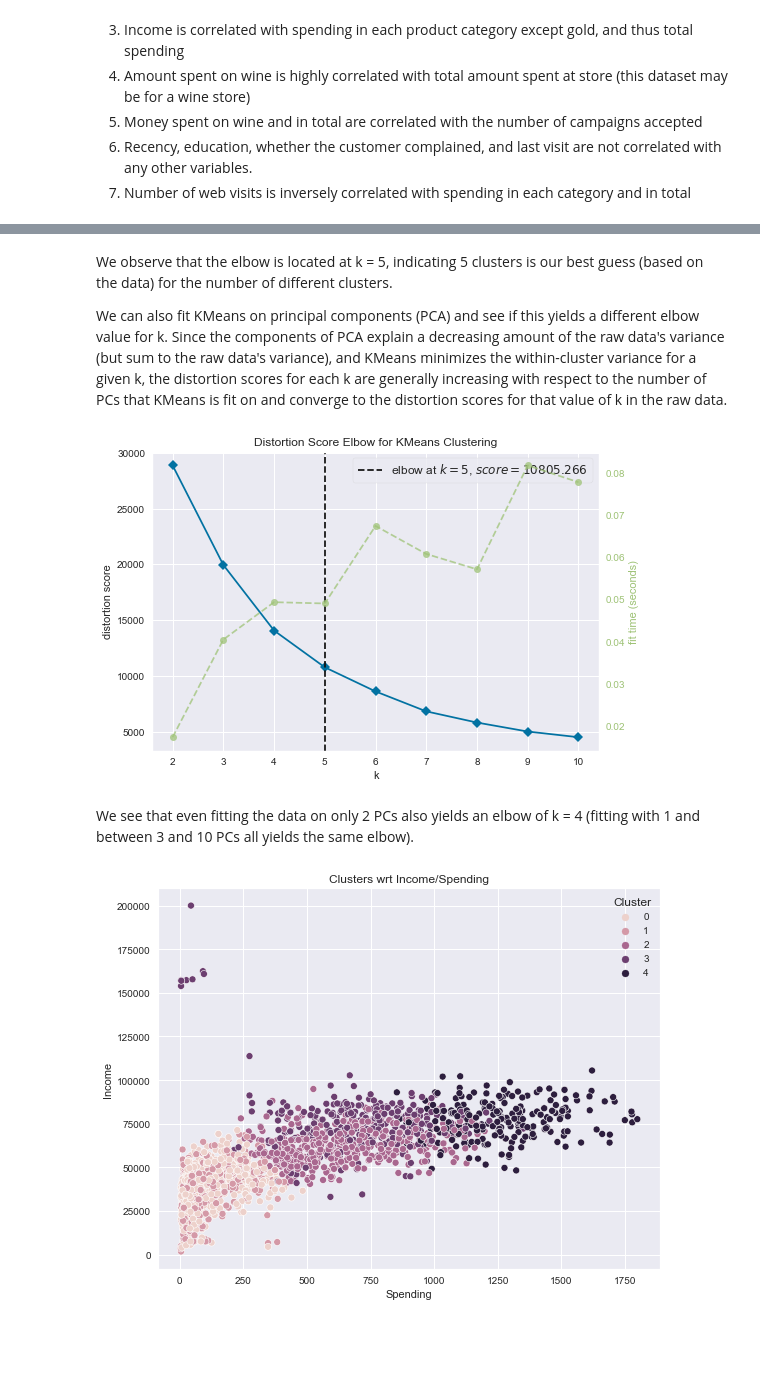
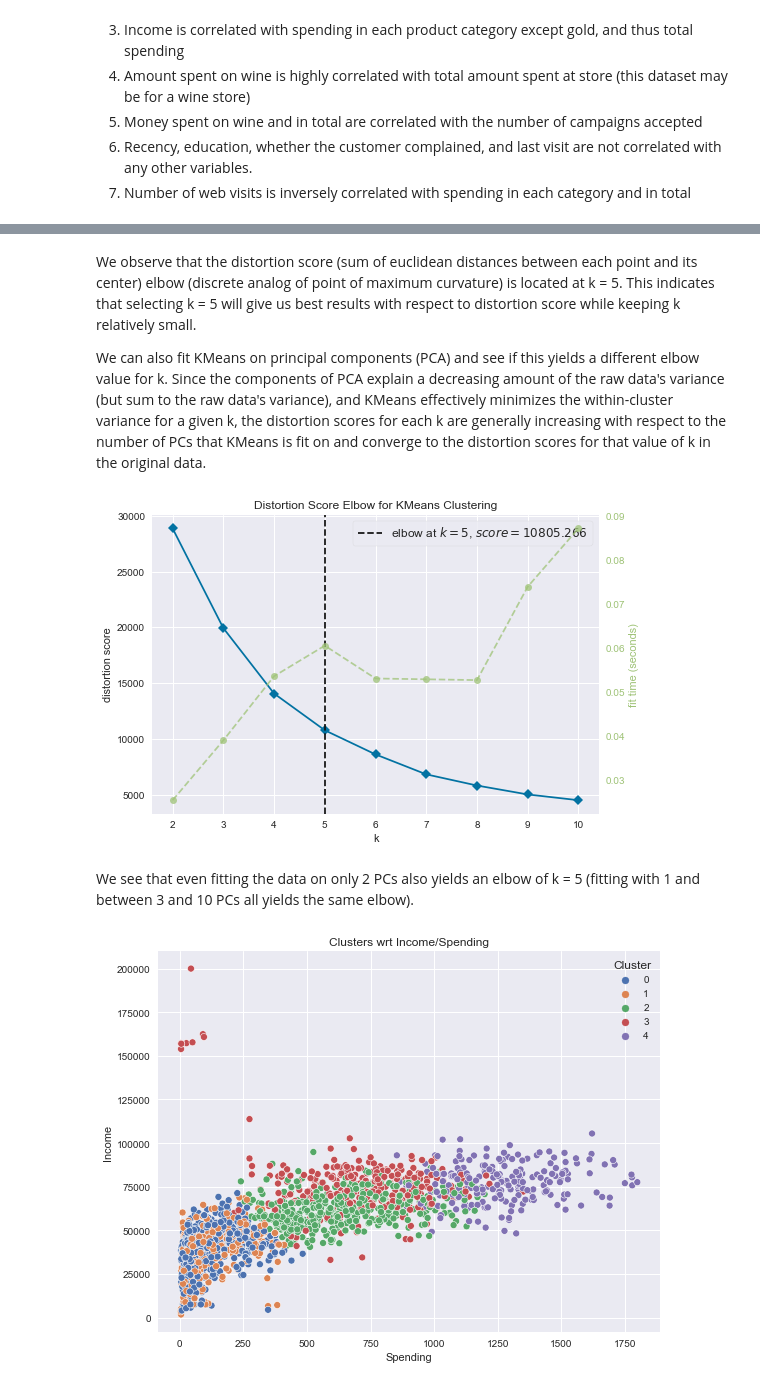
Before and after one commit to lVicholas/Business_Analyses, a Jupyter notebook: customer_analysis_unsupervised_learning.ipynb, the cells around one changed output, grey strips where cells are left out. Saved outputs shown, nothing was run; the diff lists cells and outputs as text; code cells hidden in the pictures; blank space fills up the shorter version.

```diff
--- a/customer_analysis_unsupervised_learning.ipynb
+++ b/customer_analysis_unsupervised_learning.ipynb
@@ -83,30 +82,31 @@ df['Education'] = df['Education'].map(lambda x: (x-.5)/3)
 # %%
 # Total number of store purchases
 num_purchases_strings = ['NumWebPurchases', 'NumCatalogPurchases', 'NumStorePurchases']
-df['Total_Purchases'] = df[num_purchases_strings].sum(axis=1)
+df_raw['Total_Purchases'] = df_raw[num_purchases_strings].sum(axis=1)
 
 # Total amount of money spent in store
 category_spending_strings = ['MntWines', 'MntFruits', 'MntFishProducts', 'MntSweetProducts', 'MntGoldProds']
-df['Total_Spendage'] = df[category_spending_strings].sum(axis=1)
+df_raw['Total_Spendage'] = df_raw[category_spending_strings].sum(axis=1)
 
 # Total number of campaigns accepted
 cmp_accepted_strings = ['AcceptedCmp1', 'AcceptedCmp2', 'AcceptedCmp3', 'AcceptedCmp4', 'AcceptedCmp5']
-df['TotalCmpAccepted'] = df[cmp_accepted_strings].sum(axis=1)
+df_raw['TotalCmpAccepted'] = df_raw[cmp_accepted_strings].sum(axis=1)
 
 # Map remaining discrete variables to numerics
-df['Complain'] = df['Complain'].map(lambda x: (x-.5)/2)
-df['Response'] = df['Response'].map(lambda x: (x-.5)/2)
+df_raw['Complain'] = df_raw['Complain'].map(lambda x: (x-.5)/2)
+df_raw['Response'] = df_raw['Response'].map(lambda x: (x-.5)/2)
 # %%
 # We find that only income is missing observations (24)
 # df.isnull().sum()[df.isnull().sum() > 0]
 
-df = df.dropna() # Since there are only 24 people with missing incomes, we will drop them from the dataset
-df['Income'] = df['Income'].where(df['Income'] < 200000, 200000) # Putting the one guy w/ 600k/year in check
+df_raw = df_raw.dropna() # Since there are only 24 people with missing incomes, we will drop them from the dataset
+#df_raw = df_raw[df_raw['Income'] <= 125000] # About 6 people have income >- 150000, I'll just remove them
+df_raw['Income'] = df_raw['Income'].where(df_raw['Income'] < 200000, 200000) # Putting the one guy w/ 600k/year in check
+
+df_raw = df_raw.reset_index().drop(['index'], axis=1)
 # %%
-df = df.drop(
+df_raw = df_raw.drop(
     ['Marital_Status', 'Dt_Customer', 'Year_Birth', 'ID', 'Kidhome', 'Teenhome',
      'Z_CostContact', 'Z_Revenue', *cmp_accepted_strings, 'Response'
     ], axis=1
 )
-
-df_mean, df_std = df.mean(), df.std()
@@ -154,4 +149,7 @@ In this notebook, I am looking to segment customers based on who should be targe
 # %%
+df = df_raw.copy()
+
+df_mean, df_std = df.mean(), df.std()
 desired_sigmas = [.25, 3, 1, 3, 1, 1, 1, 1, 1, 1, 1, 1, 1, 1, 1, 1, 2, 1.5, 2, 2, 3.5, 2]
 
 def transform(data):
@@ -168,4 +166,4 @@ def inverse_transform(data):
     d = data / desired_sigmas
     return d * df_std + df_mean
 
-X = transform(df) # Transform ith variable ~ N(0, desired_sigmas[i])
+df = transform(df) # Transform ith variable ~ N(0, desired_sigmas[i])
@@ -178,34 +176,34 @@ KElbowVisualizer(KMeans(), k=10).fit(X).show();
 # %% [markdown]
-We observe that the elbow is located at k = 5, indicating 5 clusters is our best guess (based on the data) for the number of different clusters.
+We observe that the distortion score (sum of euclidean distances between each point and its center) elbow (discrete analog of point of maximum curvature) is located at k = 5. This indicates that selecting k = 5 will give us best results with respect to distortion score while keeping k relatively small.
 
-We can also fit KMeans on principal components (PCA) and see if this yields a different elbow value for k. Since the components of PCA explain a decreasing amount of the raw data's variance (but sum to the raw data's variance), and KMeans minimizes the within-cluster variance for a given k, the distortion scores for each k are generally increasing with respect to the number of PCs that KMeans is fit on and converge to the distortion scores for that value of k in the raw data.
+We can also fit KMeans on principal components (PCA) and see if this yields a different elbow value for k. Since the components of PCA explain a decreasing amount of the raw data's variance (but sum to the raw data's variance), and KMeans effectively minimizes the within-cluster variance for a given k, the distortion scores for each k are generally increasing with respect to the number of PCs that KMeans is fit on and converge to the distortion scores for that value of k in the original data.
 # %%
 PCA_N_COMPONENTS = 2
-pca = PCA(n_components=PCA_N_COMPONENTS).fit(X)
-pca_df = pd.DataFrame(pca.transform(X), columns=[f'pc_{p}' for p in range(1, PCA_N_COMPONENTS+1)])
+pca = PCA(n_components=PCA_N_COMPONENTS).fit(df)
+pca_df = pd.DataFrame(pca.transform(df), columns=[f'pc_{p}' for p in range(1, PCA_N_COMPONENTS+1)])
 
 KElbowVisualizer(KMeans(), k=10).fit(pca_df).show();
 # %% [output]
-[figure, old version]
+[figure, new version]
 # %% [markdown]
-We see that even fitting the data on only 2 PCs also yields an elbow of k = 4 (fitting with 1 and between 3 and 10 PCs all yields the same elbow).
+We see that even fitting the data on only 2 PCs also yields an elbow of k = 5 (fitting with 1 and between 3 and 10 PCs all yields the same elbow).
 # %%
-kmeans = KMeans(n_clusters=5).fit(X)
-kmeans_preds = kmeans.predict(X)
+kmeans = KMeans(n_clusters=5).fit(df)
+kmeans_preds = kmeans.predict(df)
 
 # Sort cluster indices by center's income
 clusters_income_argsort = np.argsort([cc[1] for cc in kmeans.cluster_centers_])
-df['KMeans_Preds'] = kmeans_preds
-df['KMeans_Preds'] = df['KMeans_Preds'].replace({cluster: arg for arg, cluster in enumerate(clusters_income_argsort)})
+clusters_income_argsort_rev_map = {cluster: arg for arg, cluster in enumerate(clusters_income_argsort)}
+kmeans_preds = [clusters_income_argsort_rev_map[cluster] for cluster in kmeans_preds]
 
 sns.set_style('darkgrid')
 fig, ax = plt.subplots(figsize=(9, 7))
-sns.scatterplot(data=df, x='Total_Spendage', y='Income', hue='KMeans_Preds', ax=ax)
+sns.scatterplot(data=df_raw, x='Total_Spendage', y='Income', hue=kmeans_preds, palette='deep', ax=ax)
 ax.set_title(f'Clusters wrt Income/Spending')
 ax.set_ylabel('Income')
 ax.set_xlabel('Spending')
 ax.legend(title='Cluster')
 plt.show()
 # %% [output]
-[figure, old version]
+[figure, new version]
 # %% [markdown]
```
Also changed, not shown: parts of 26 cells of this notebook.
